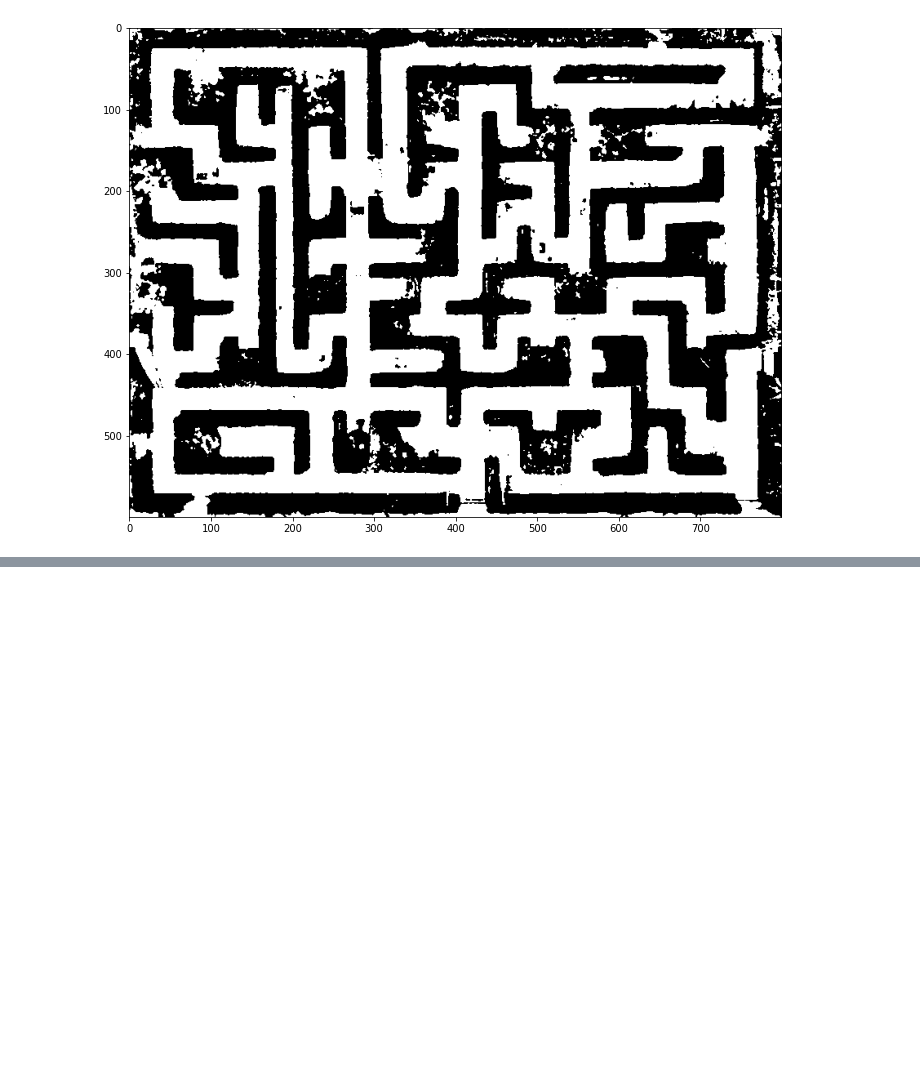
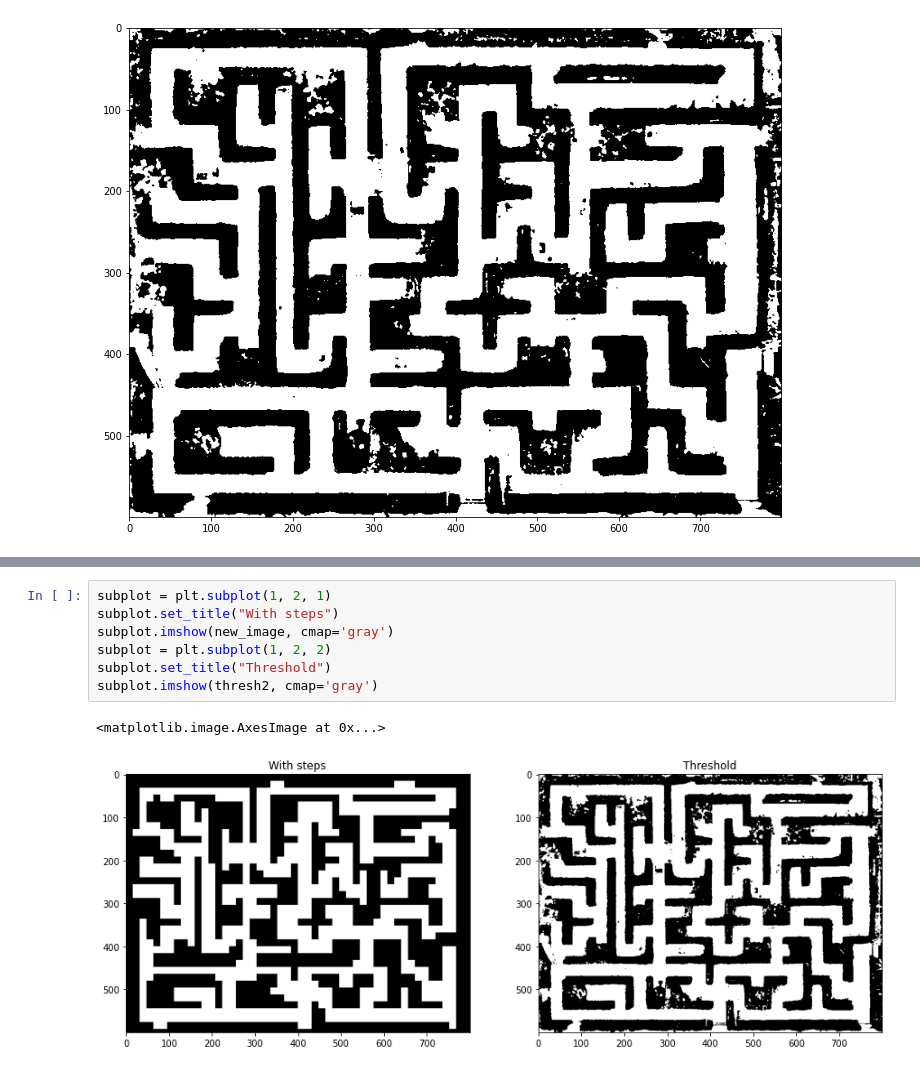
Before and after one commit to DmitryPodpryatov/maze-solver, a Jupyter notebook: threshold_test.ipynb, the cells around one changed output, grey strips where cells are left out. Drawn from its saved outputs; the diff is of its cells as text; blank space fills up the shorter version.

```diff
--- a/threshold_test.ipynb
+++ b/threshold_test.ipynb
@@ -71,0 +61,10 @@ DEBUG = False
+# %%
+subplot = plt.subplot(1, 2, 1)
+subplot.set_title("With steps")
+subplot.imshow(new_image, cmap='gray')
+subplot = plt.subplot(1, 2, 2)
+subplot.set_title("Threshold")
+subplot.imshow(thresh2, cmap='gray')
+# %% [output]
+<matplotlib.image.AxesImage at 0x...>
+[figure, added]
```
Also changed, not shown: parts of 9 cells of this notebook, 1 other file.
